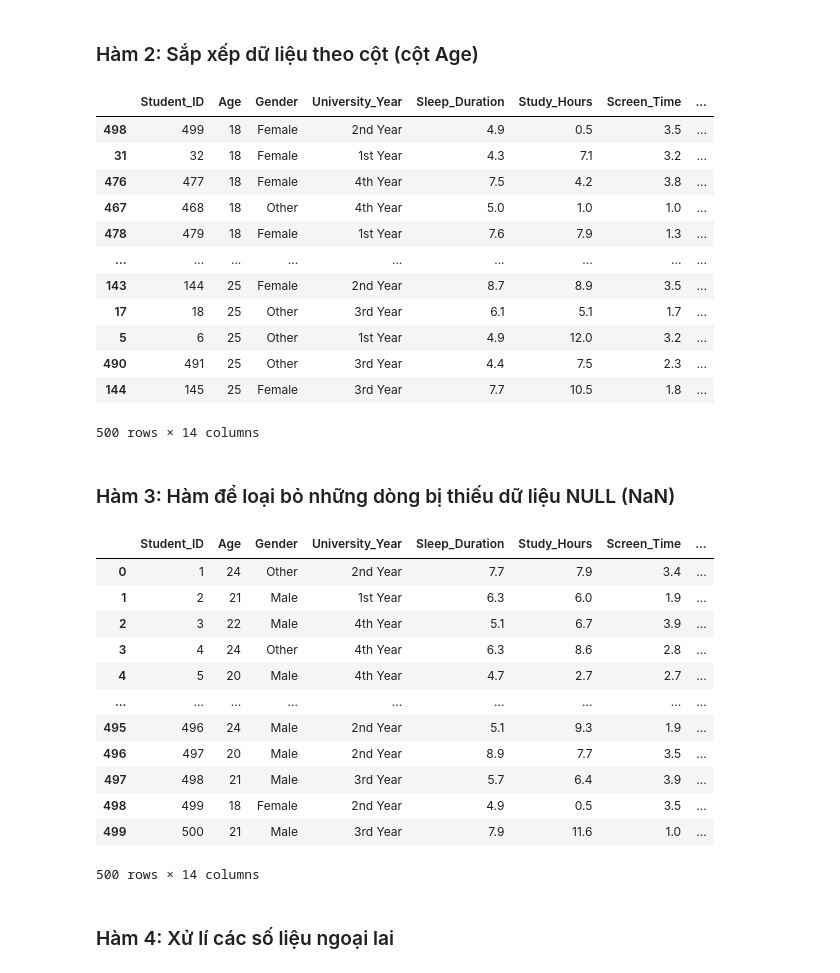
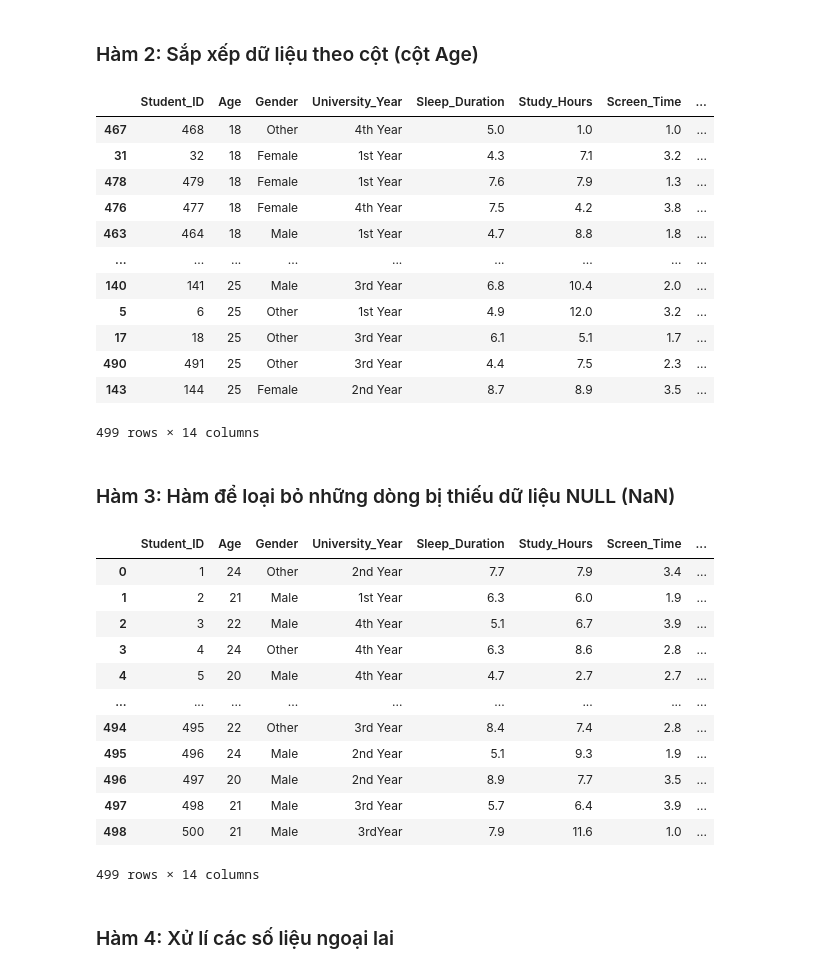
Before and after one commit to MaxTrann/PROJECT_PYTHON, a Jupyter notebook: project.ipynb, the cells around one changed output. Drawn from its saved outputs; the diff is of its cells as text; code cells hidden in the pictures.

```diff
--- a/project.ipynb
+++ b/project.ipynb
@@ -34,4 +15,5 @@ TypeError: '>=' not supported between instances of 'str' and 'int'
 # %%
+Cleaning_Data = loadData('student_sleep_patterns.csv')
 Data_Frame = dataProcessing('student_sleep_patterns.csv')
 # %% [markdown]
 ## In dữ liệu
@@ -172,25 +171,25 @@ AttributeError: 'dataProcessing' object has no attribute 'columns'
 ### Hàm 2: Sắp xếp dữ liệu theo cột (cột Age)
 # %%
 cols = ['Age']
-sortDataCol(Data_Frame, cols, greater=True)
+sortDataCol(Cleaning_Data, cols, greater=True)
 # %% [output]
 |  | Student_ID | Age | Gender | University_Year | Sleep_Duration | Study_Hours | Screen_Time | ... |
-| 498 | 499 | 18 | Female | 2nd Year | 4.9 | 0.5 | 3.5 | ... |
+| 467 | 468 | 18 | Other | 4th Year | 5.0 | 1.0 | 1.0 | ... |
 | 31 | 32 | 18 | Female | 1st Year | 4.3 | 7.1 | 3.2 | ... |
+| 478 | 479 | 18 | Female | 1st Year | 7.6 | 7.9 | 1.3 | ... |
 | 476 | 477 | 18 | Female | 4th Year | 7.5 | 4.2 | 3.8 | ... |
-| 467 | 468 | 18 | Other | 4th Year | 5.0 | 1.0 | 1.0 | ... |
-| 478 | 479 | 18 | Female | 1st Year | 7.6 | 7.9 | 1.3 | ... |
+| 463 | 464 | 18 | Male | 1st Year | 4.7 | 8.8 | 1.8 | ... |
 | ... | ... | ... | ... | ... | ... | ... | ... | ... |
+| 140 | 141 | 25 | Male | 3rd Year | 6.8 | 10.4 | 2.0 | ... |
+| 5 | 6 | 25 | Other | 1st Year | 4.9 | 12.0 | 3.2 | ... |
+| 17 | 18 | 25 | Other | 3rd Year | 6.1 | 5.1 | 1.7 | ... |
+| 490 | 491 | 25 | Other | 3rd Year | 4.4 | 7.5 | 2.3 | ... |
 | 143 | 144 | 25 | Female | 2nd Year | 8.7 | 8.9 | 3.5 | ... |
-| 17 | 18 | 25 | Other | 3rd Year | 6.1 | 5.1 | 1.7 | ... |
-| 5 | 6 | 25 | Other | 1st Year | 4.9 | 12.0 | 3.2 | ... |
-| 490 | 491 | 25 | Other | 3rd Year | 4.4 | 7.5 | 2.3 | ... |
-| 144 | 145 | 25 | Female | 3rd Year | 7.7 | 10.5 | 1.8 | ... |
-500 rows × 14 columns
+499 rows × 14 columns
 # %% [markdown]
 ### Hàm 3: Hàm để loại bỏ những dòng bị thiếu dữ liệu NULL (NaN)
 # %%
-deleteMissData(Data_Frame)
+deleteMissData(Cleaning_Data)
 # %% [output]
 |  | Student_ID | Age | Gender | University_Year | Sleep_Duration | Study_Hours | Screen_Time | ... |
 | 0 | 1 | 24 | Other | 2nd Year | 7.7 | 7.9 | 3.4 | ... |
@@ -199,12 +198,12 @@ deleteMissData(Data_Frame)
 | 3 | 4 | 24 | Other | 4th Year | 6.3 | 8.6 | 2.8 | ... |
 | 4 | 5 | 20 | Male | 4th Year | 4.7 | 2.7 | 2.7 | ... |
 | ... | ... | ... | ... | ... | ... | ... | ... | ... |
+| 494 | 495 | 22 | Other | 3rd Year | 8.4 | 7.4 | 2.8 | ... |
 | 495 | 496 | 24 | Male | 2nd Year | 5.1 | 9.3 | 1.9 | ... |
 | 496 | 497 | 20 | Male | 2nd Year | 8.9 | 7.7 | 3.5 | ... |
 | 497 | 498 | 21 | Male | 3rd Year | 5.7 | 6.4 | 3.9 | ... |
-| 498 | 499 | 18 | Female | 2nd Year | 4.9 | 0.5 | 3.5 | ... |
-| 499 | 500 | 21 | Male | 3rd Year | 7.9 | 11.6 | 1.0 | ... |
+| 498 | 500 | 21 | Male | 3rdYear | 7.9 | 11.6 | 1.0 | ... |
-500 rows × 14 columns
+499 rows × 14 columns
 # %% [markdown]
 ### Hàm 4: Xử lí các số liệu ngoại lai
 # %%
```
Also changed, not shown: parts of 17 cells of this notebook.
